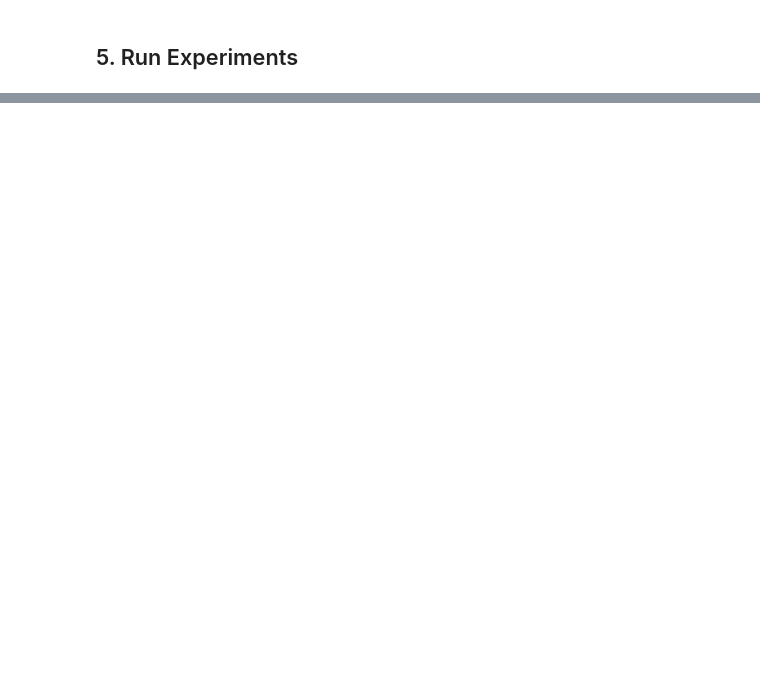
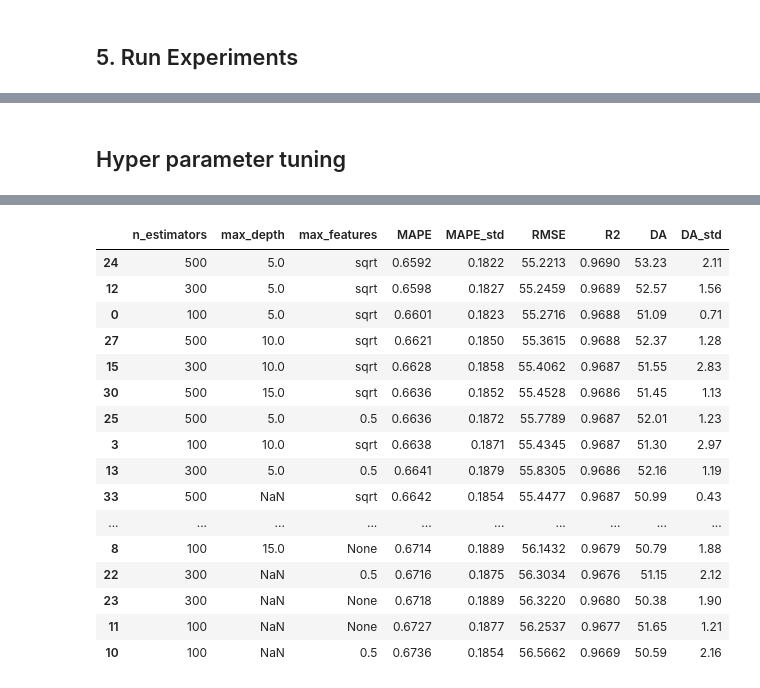
Before and after one commit to ravsssh/tesis-hakam, a Jupyter notebook: modelling/modelling.ipynb, the cells around one changed output, grey strips where cells are left out. Cells and saved outputs as stored; diff of their text form; code cells hidden in the pictures; blank space fills up the shorter version.

```diff
--- a/modelling/modelling.ipynb
+++ b/modelling/modelling.ipynb
@@ -558,0 +689,2 @@ shape: (2631, 1, 1), freq: B, size: 20.55 KB
+# %% [markdown]
+## Hyper parameter tuning
@@ -558,0 +703,55 @@ shape: (2631, 1, 1), freq: B, size: 20.55 KB
+# %%
+from itertools import product
+
+# Hanya tune pada config terbaik untuk hemat waktu
+tune_cov_name = "Macro_Regional"
+tune_cov_list = COVARIATE_SETS[tune_cov_name]
+tune_window = 120
+tune_horizon = 1
+
+target_series, covariate_series = to_series(df_merged, "IHSG", tune_cov_list)
+
+tuning_results = []
+param_combos = list(product(
+    RF_GRID["n_estimators"],
+    RF_GRID["max_depth"],
+    RF_GRID["max_features"]
+))
+
+print(f"Total combinations: {len(param_combos)}")
+print("=" * 70)
+
+for i, (n_est, m_depth, m_feat) in enumerate(param_combos):
+    rf_config = {
+        "n_estimators": n_est,
+        "max_depth": m_depth,
+        "max_features": m_feat,
+        **RF_BASE
+    }
+
+    print(f"[{i+1}/{len(param_combos)}] n_est={n_est}, max_depth={m_depth}, max_feat={m_feat}")
+
+    try:
+        mape_val, mae_val, rmse_val, r2_val, da_val, mape_std, rmse_std, r2_std, da_std, fi_df = train_and_evaluate_rf(
+            target_series, covariate_series, tune_window, tune_horizon, rf_config
+        )
+
+        tuning_results.append({
+            "n_estimators": n_est,
+            "max_depth": m_depth,
+            "max_features": m_feat,
+            "MAPE": round(mape_val, 4),
+            "MAPE_std": round(mape_std, 4),
+            "RMSE": round(rmse_val, 4),
+            "R2": round(r2_val, 4),
+            "DA": round(da_val, 2),
+            "DA_std": round(da_std, 2),
+        })
+        print(f"   MAPE={mape_val:.4f}% | RMSE={rmse_val:.2f} | DA={da_val:.1f}%")
+
+    except Exception as e:
+        print(f"   ERROR: {e}")
+
+tuning_df = pd.DataFrame(tuning_results)
+display(tuning_df.sort_values("MAPE"))
+# %% [output]
@@ -558,0 +775,17 @@ shape: (2631, 1, 1), freq: B, size: 20.55 KB
+|  | n_estimators | max_depth | max_features | MAPE | MAPE_std | RMSE | R2 | DA | DA_std |
+| 24 | 500 | 5.0 | sqrt | 0.6592 | 0.1822 | 55.2213 | 0.9690 | 53.23 | 2.11 |
+| 12 | 300 | 5.0 | sqrt | 0.6598 | 0.1827 | 55.2459 | 0.9689 | 52.57 | 1.56 |
+| 0 | 100 | 5.0 | sqrt | 0.6601 | 0.1823 | 55.2716 | 0.9688 | 51.09 | 0.71 |
+| 27 | 500 | 10.0 | sqrt | 0.6621 | 0.1850 | 55.3615 | 0.9688 | 52.37 | 1.28 |
+| 15 | 300 | 10.0 | sqrt | 0.6628 | 0.1858 | 55.4062 | 0.9687 | 51.55 | 2.83 |
+| 30 | 500 | 15.0 | sqrt | 0.6636 | 0.1852 | 55.4528 | 0.9686 | 51.45 | 1.13 |
+| 25 | 500 | 5.0 | 0.5 | 0.6636 | 0.1872 | 55.7789 | 0.9687 | 52.01 | 1.23 |
+| 3 | 100 | 10.0 | sqrt | 0.6638 | 0.1871 | 55.4345 | 0.9687 | 51.30 | 2.97 |
+| 13 | 300 | 5.0 | 0.5 | 0.6641 | 0.1879 | 55.8305 | 0.9686 | 52.16 | 1.19 |
+| 33 | 500 | NaN | sqrt | 0.6642 | 0.1854 | 55.4477 | 0.9687 | 50.99 | 0.43 |
+| ... | ... | ... | ... | ... | ... | ... | ... | ... | ... |
+| 8 | 100 | 15.0 | None | 0.6714 | 0.1889 | 56.1432 | 0.9679 | 50.79 | 1.88 |
+| 22 | 300 | NaN | 0.5 | 0.6716 | 0.1875 | 56.3034 | 0.9676 | 51.15 | 2.12 |
+| 23 | 300 | NaN | None | 0.6718 | 0.1889 | 56.3220 | 0.9680 | 50.38 | 1.90 |
+| 11 | 100 | NaN | None | 0.6727 | 0.1877 | 56.2537 | 0.9677 | 51.65 | 1.21 |
+| 10 | 100 | NaN | 0.5 | 0.6736 | 0.1854 | 56.5662 | 0.9669 | 50.59 | 2.16 |
```
Also changed, not shown: parts of 26 cells of this notebook, 21 other files.
